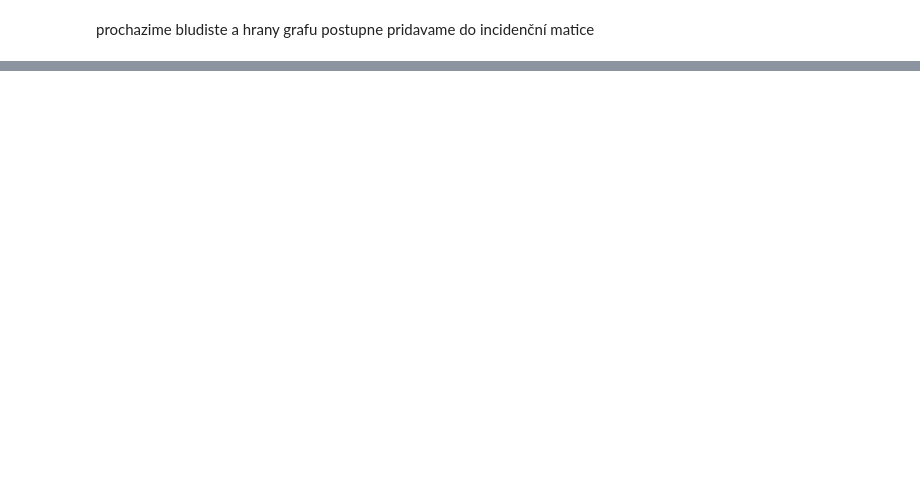
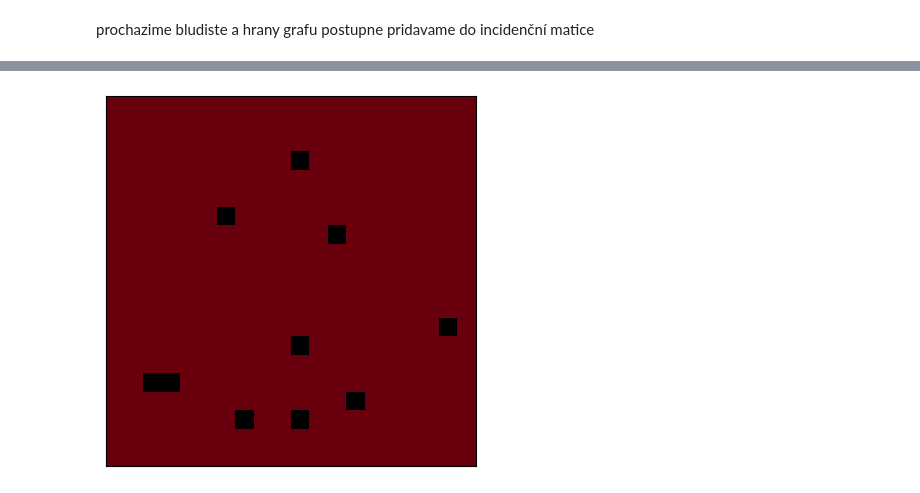
Before and after one commit to KLA0111/projekt_VVP, a Jupyter notebook: main.ipynb, the cells around one changed output, grey strips where cells are left out. Saved outputs shown, nothing was run; the diff lists cells and outputs as text; code cells hidden in the pictures; blank space fills up the shorter version.

Commit message:
incidence

```diff
--- a/main.ipynb
+++ b/main.ipynb
@@ -159,3 +159,30 @@ def generate_maze(incidence):
+# %%
+def dijkstra(incidence):
+    end = len(incidence[0]) - 1
+    visited_nodes = np.array([0], dtype=int)   # nodes we've already been to
+    edges = np.where(incidence[:, 0])[0]   # edges we're visiting this step
+    while True:
+        tmp_edges = np.array([], dtype=int)   # edges we'll visit in next step
+        for edge in edges:
+            nodes_tmp = np.where(incidence[edge])[0]   # nodes we can go to from this edge
+            nodes_tmp = nodes_tmp[np.where(np.isin(nodes_tmp, visited_nodes) == False)[0]]   # nodes we can to from this edge, but without visited (len(nodes_tmp) == 1)
+            edges_tmp = np.where(incidence[:, nodes_tmp])[0]   # edges, leading to new nodes
+            tmp_edges = np.append(tmp_edges, edges_tmp)
+            visited_nodes = np.append(visited_nodes, nodes_tmp)
+            if end in nodes_tmp:
+                return visited_nodes
+        edges = tmp_edges[:]
+# %%
+m = dijkstra(incidence)
+d = np.ndarray(shape=[int((m[-1] + 1)**0.5), int((m[-1] + 1)**0.5)], dtype=bool)
+d.fill(False)
+for node in m:
+    x = node // n
+    y = node % n
+    d[x, y] = True
+show_maze(data, d)
+# %% [output]
+[figure, added]
 # %%
 m = generate_maze(incidence)
 show_maze(m)
```
Also changed, not shown: parts of 7 cells of this notebook, 1 other file.
